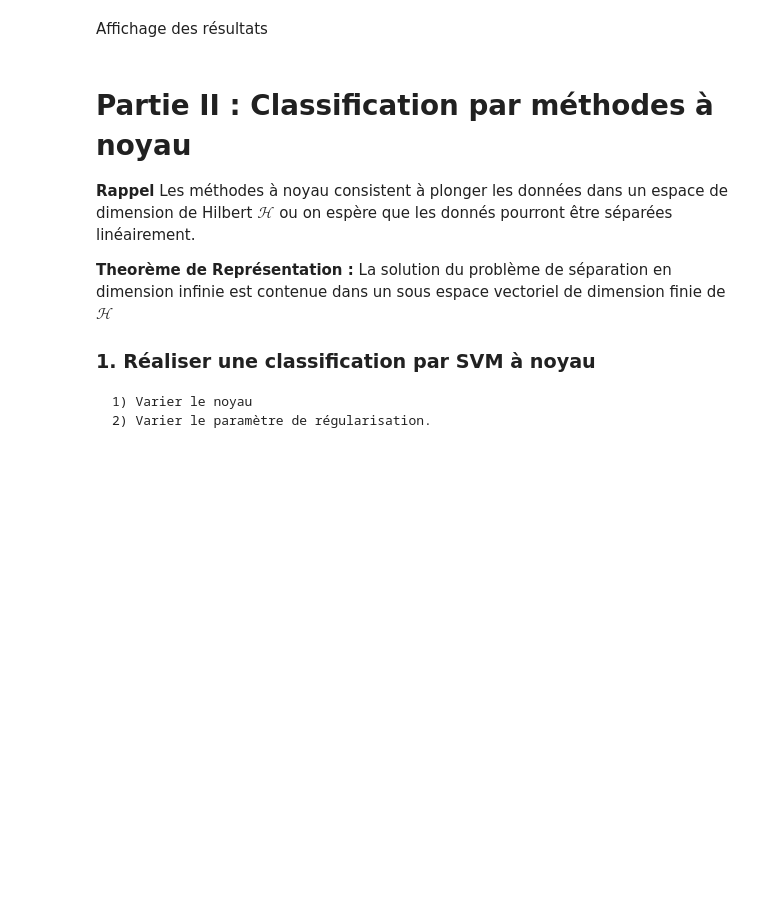
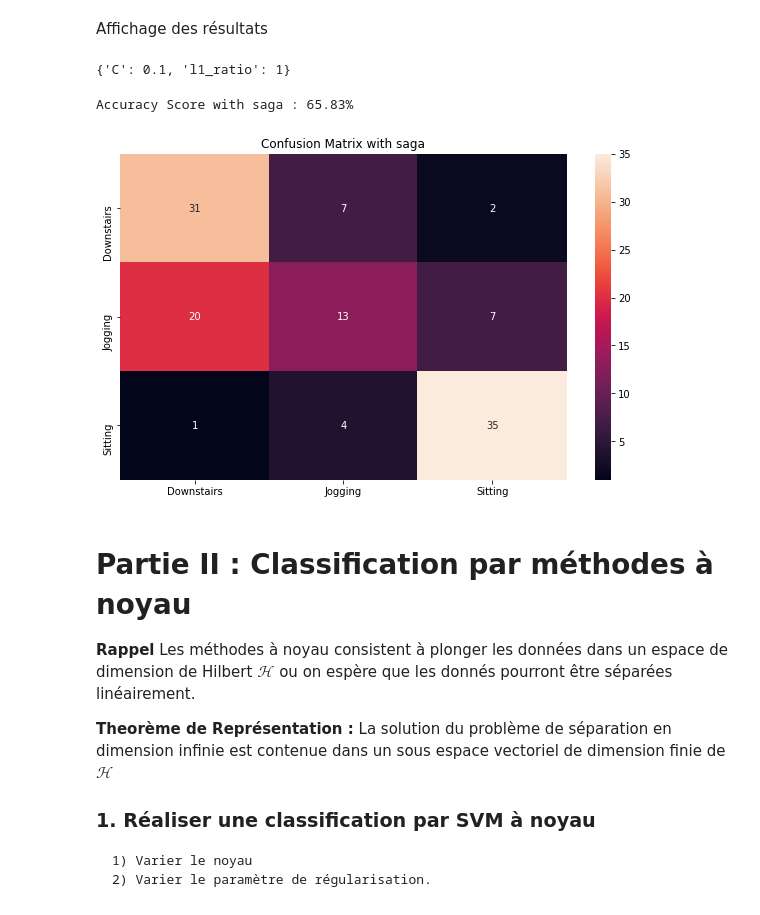
Before and after one commit to acamara2/projet_fil_rouge, a Jupyter notebook: Projet Fil Rouge_CAMARA_DRAI.ipynb, the cells around one changed output. Cells and saved outputs as stored; diff of their text form; code cells hidden in the pictures; blank space fills up the shorter version.

```diff
--- a/Projet Fil Rouge_CAMARA_DRAI.ipynb
+++ b/Projet Fil Rouge_CAMARA_DRAI.ipynb
@@ -351,5 +354,21 @@ from sklearn.model_selection import GridSearchCV
+# %%
+from sklearn.model_selection import GridSearchCV
+params = {"C":[0.1,0.3,0.8,1,5,10,20],"l1_ratio":[0,0.1,0.2,0.5,0.6,0.9,1]}
+estimateur = LogisticRegression(penalty="elasticnet",random_state=47,max_iter = 10000, solver="saga")
+reg = GridSearchCV(estimator = estimateur,param_grid =params,cv = 10,n_jobs=-1)
+reg = reg.fit(Data_App,np.ravel(Label_App))
+pred = reg.predict(Data_Test)
 # %% [markdown]
 Affichage des résultats
+# %%
+print(reg.best_params_)
+# %% [output]
+{'C': 0.1, 'l1_ratio': 1}
+# %%
+print_confusion_matrix(Label_Test, pred,"saga")
+# %% [output]
+Accuracy Score with saga : 65.83%
+[figure, added]
 # %% [markdown]
 
 
```
Also changed, not shown: parts of 21 cells of this notebook.
